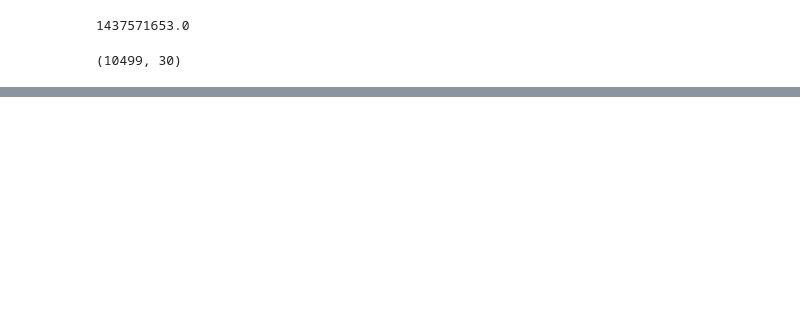
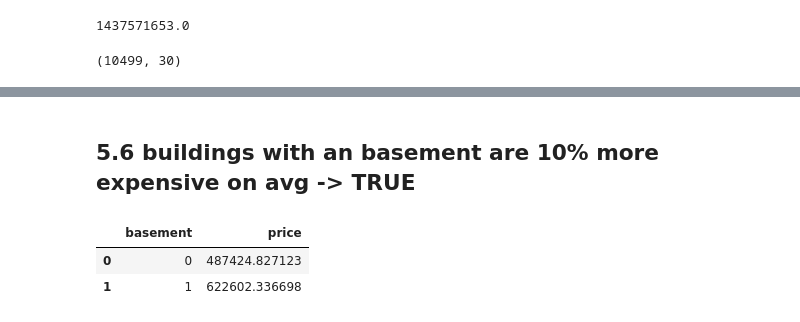
Before and after one commit to danjaca/insight-house-rocket, a Jupyter notebook: house-rocket-stepbystep.ipynb, the cells around one changed output, grey strips where cells are left out. Saved outputs shown, nothing was run; the diff lists cells and outputs as text; code cells hidden in the pictures; blank space fills up the shorter version.

```diff
--- a/house-rocket-stepbystep.ipynb
+++ b/house-rocket-stepbystep.ipynb
@@ -99,6 +99,7 @@ data['date'] = pd.to_datetime(data['date'])
 data['month'] = pd.to_datetime(data['date']).dt.month
 data['year'] = pd.to_datetime(data['date']).dt.year
 data['bathrooms'] = data['bathrooms'].astype('int64')
+data['floors'] = data['floors'].astype('int64')
 data.dtypes
 # %% [output]
 index                         int64
@@ -282,6 +283,7 @@ data['season'] = data['month'].apply(lambda x: 'summer' if (x > 5) & (x < 8) els
     'spring' if (x > 2) & (x < 5) else
     'fall' if (x > 8) & (x < 12) else
     'winter')
+data['renovated'] = data['yr_renovated'].apply(lambda x: 'no' if x == 0 else 'yes')
 # %% [markdown]
 ### 4.2.2 grouping the price by season and zipcode
 # %%
@@ -464,0 +467,12 @@ fig.show()
+# %% [markdown]
+## 5.6  buildings with an basement are 10% more expensive on avg -> TRUE
+# %%
+base = data[['price','sqft_basement']].copy()
+base['sqft_basement'] = base['sqft_basement'].apply(lambda x: '0' if x==0 else '1')
+base_aux = base[['price','sqft_basement']].groupby('sqft_basement').mean().reset_index()
+base_aux.rename(columns = {'sqft_basement' : 'basement'}, inplace = True)
+base_aux
+# %% [output]
+|  | basement | price |
+| 0 | 0 | 487424.827123 |
+| 1 | 1 | 622602.336698 |
```
Also changed, not shown: parts of 43 cells of this notebook, 2 other files.
